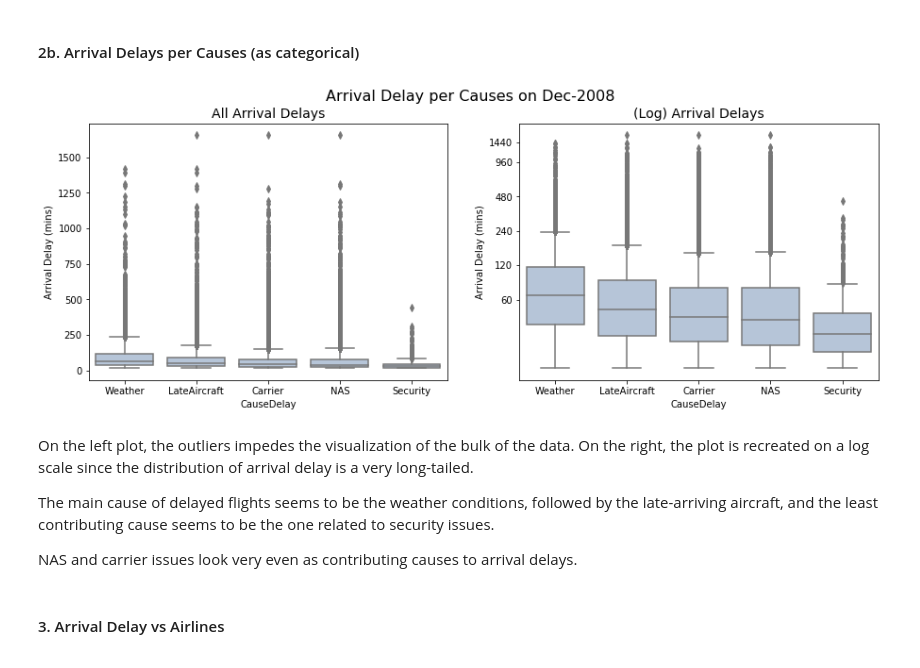
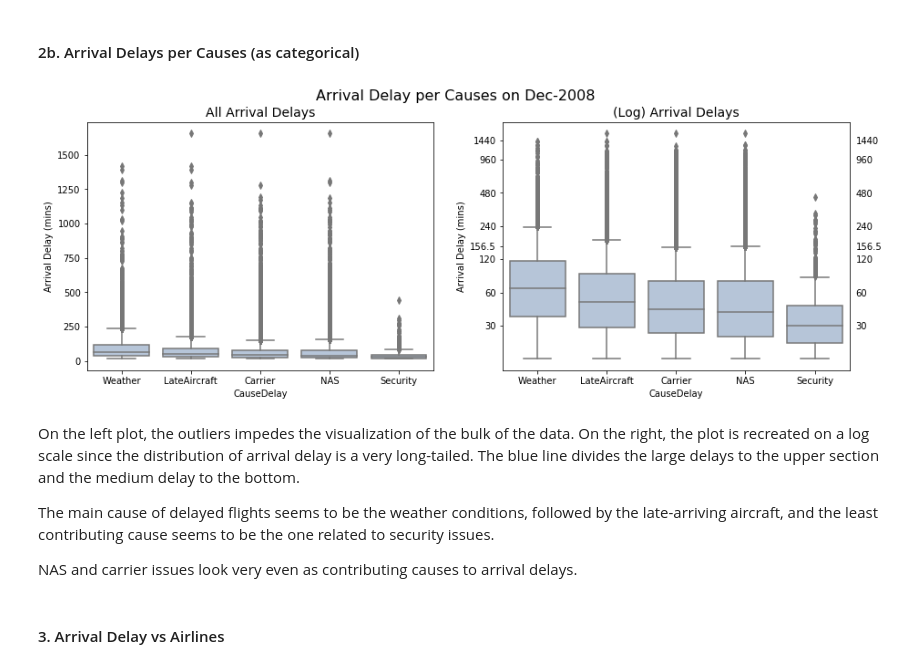
Before and after one commit to thaisruiz/udacity-communicating-data-findings, a Jupyter notebook: Flights_exploration_in_progress.ipynb, the cells around one changed output. Saved outputs shown, nothing was run; the diff lists cells and outputs as text; code cells hidden in the pictures.

Commit message:
polish bivariate plots

```diff
--- a/Flights_exploration_in_progress.ipynb
+++ b/Flights_exploration_in_progress.ipynb
@@ -1071,31 +1073,34 @@ Cat vs Cat: Clustered Bar Chart
 # %%
 # Box Plotting
 
 fig = plt.figure(figsize = [15, 5]);
 fig.suptitle('Arrival Delay per Causes on Dec-2008', fontsize=16)
 
 order = delayed.groupby('CauseDelay')['ArrDelay'].median().sort_values(ascending=False).index
 
 ax1 = plt.subplot(1,2,1)
 sb.boxplot(data=delayed, x='CauseDelay', y='ArrDelay', color='lightsteelblue', order=order);
 plt.title('All Arrival Delays', fontsize=14)
 plt.ylabel('Arrival Delay (mins)')
 
 
 # On log y-scale
 ax2 = plt.subplot(1,2,2)
 sb.boxplot(data=delayed, x='CauseDelay', y=delayed.ArrDelay, color='lightsteelblue', order=order);
 plt.yscale('log')
 plt.title('(Log) Arrival Delays', fontsize=14)
 plt.ylabel('Arrival Delay (mins)')
 
-yticks = [60, 120, 240, 480, 960, 1440]
+yticks = [30, 60, 120, high_val, 240, 480, 960, 1440]
 plt.yticks(yticks, yticks);
 ax2.yaxis.set_minor_locator(plt.NullLocator());
+
+# show tick labels in the right y-axis
+plt.tick_params(axis='y', which='both', labelleft='on', labelright='on')
 # %% [output]
-[figure, old version]
+[figure, new version]
 # %% [markdown]
-On the left plot, the outliers impedes the visualization of the bulk of the data. On the right, the plot is recreated on a log scale since the distribution of arrival delay is a very long-tailed.
+On the left plot, the outliers impedes the visualization of the bulk of the data. On the right, the plot is recreated on a log scale since the distribution of arrival delay is a very long-tailed. The blue line divides the large delays to the upper section and the medium delay to the bottom.
 
 The main cause of delayed flights seems to be the weather conditions, followed by the late-arriving aircraft, and the least contributing cause seems to be the one related to security issues.
 
```
Also changed, not shown: parts of 46 cells of this notebook.
